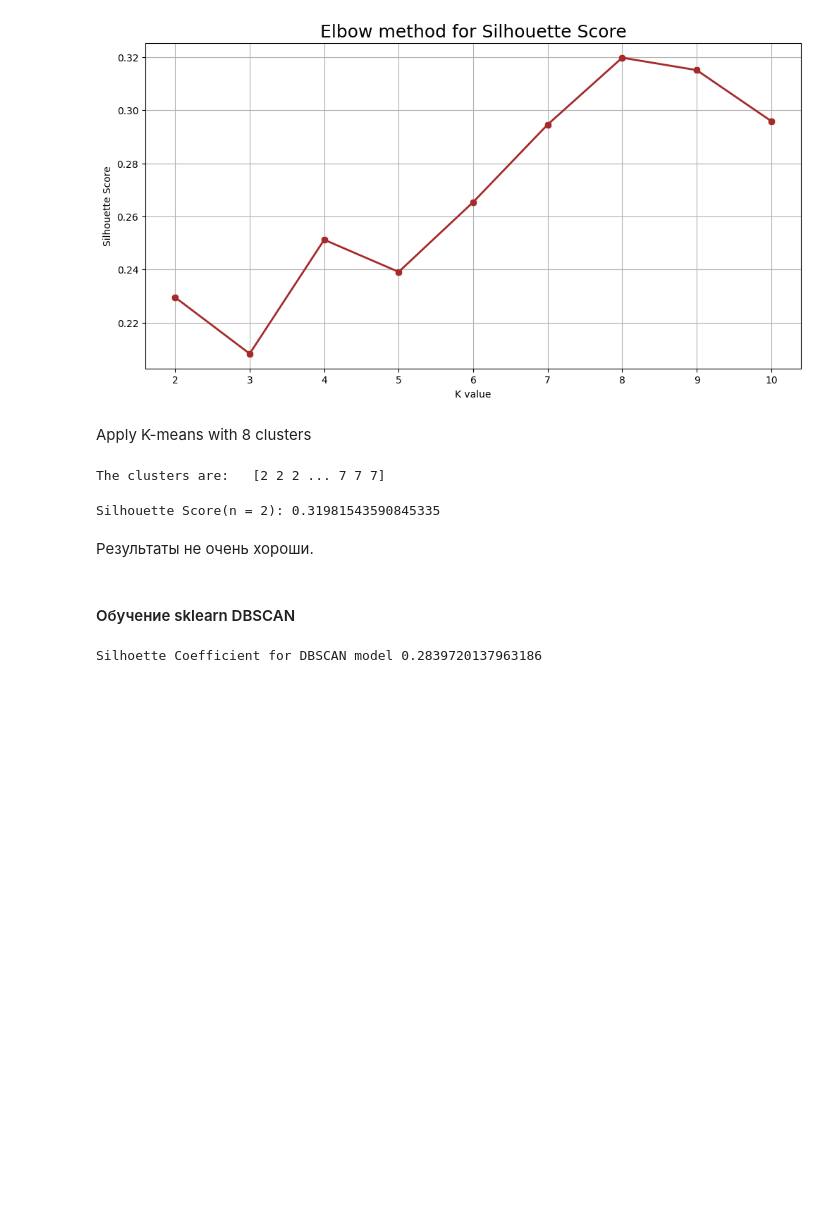
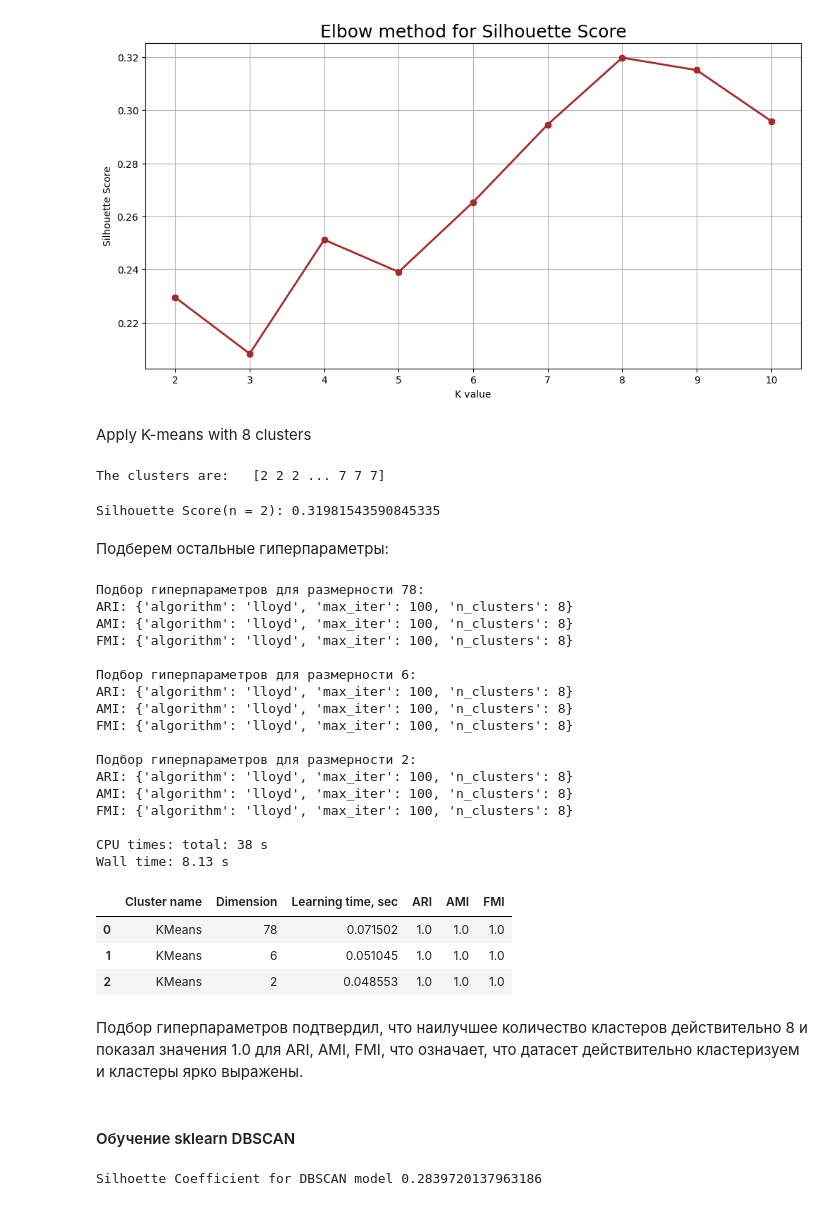
Before and after one commit to katevi/Introduction-to-ML, a Jupyter notebook: lab5/unsupervised_learning.ipynb, the cells around one changed output. Saved outputs shown, nothing was run; the diff lists cells and outputs as text; code cells hidden in the pictures; blank space fills up the shorter version.

```diff
--- a/lab5/unsupervised_learning.ipynb
+++ b/lab5/unsupervised_learning.ipynb
@@ -455,8 +585,45 @@ silh_score_1 = silhouette_score(df_scaled, km_label_1)
 print(f'Silhouette Score(n = 2): {silhouette_score(df_scaled, km_label_1)}')
 # %% [output]
 Silhouette Score(n = 2): 0.31981543590845335
-# %% [markdown]
-Результаты не очень хороши.
+# %% [markdown]
+Подберем остальные гиперпараметры:
+# %%
+%%time
+from sklearn.cluster import KMeans
+
+model = KMeans(random_state=42)
+hyper_parameters = {
+        "algorithm": ["lloyd", "elkan"],
+        "max_iter": [100, 200, 300],
+        "n_clusters": range(2,10)
+    }
+
+kmeans_results = train(model, hyper_parameters)
+kmeans_results
+# %% [output]
+Подбор гиперпараметров для размерности 78:
+ARI: {'algorithm': 'lloyd', 'max_iter': 100, 'n_clusters': 8}
+AMI: {'algorithm': 'lloyd', 'max_iter': 100, 'n_clusters': 8}
+FMI: {'algorithm': 'lloyd', 'max_iter': 100, 'n_clusters': 8}
+
+Подбор гиперпараметров для размерности 6:
+ARI: {'algorithm': 'lloyd', 'max_iter': 100, 'n_clusters': 8}
+AMI: {'algorithm': 'lloyd', 'max_iter': 100, 'n_clusters': 8}
+FMI: {'algorithm': 'lloyd', 'max_iter': 100, 'n_clusters': 8}
+
+Подбор гиперпараметров для размерности 2:
+ARI: {'algorithm': 'lloyd', 'max_iter': 100, 'n_clusters': 8}
+AMI: {'algorithm': 'lloyd', 'max_iter': 100, 'n_clusters': 8}
+FMI: {'algorithm': 'lloyd', 'max_iter': 100, 'n_clusters': 8}
+
+CPU times: total: 38 s
+Wall time: 8.13 s
+|  | Cluster name | Dimension | Learning time, sec | ARI | AMI | FMI |
+| 0 | KMeans | 78 | 0.071502 | 1.0 | 1.0 | 1.0 |
+| 1 | KMeans | 6 | 0.051045 | 1.0 | 1.0 | 1.0 |
+| 2 | KMeans | 2 | 0.048553 | 1.0 | 1.0 | 1.0 |
+# %% [markdown]
+Подбор гиперпараметров подтвердил, что наилучшее количество кластеров действительно 8 и показал значения 1.0 для ARI, AMI, FMI, что означает, что датасет действительно кластеризуем и кластеры ярко выражены.
 # %% [markdown]
 #### Обучение sklearn DBSCAN
 # %%
```
Also changed, not shown: parts of 42 cells of this notebook.
